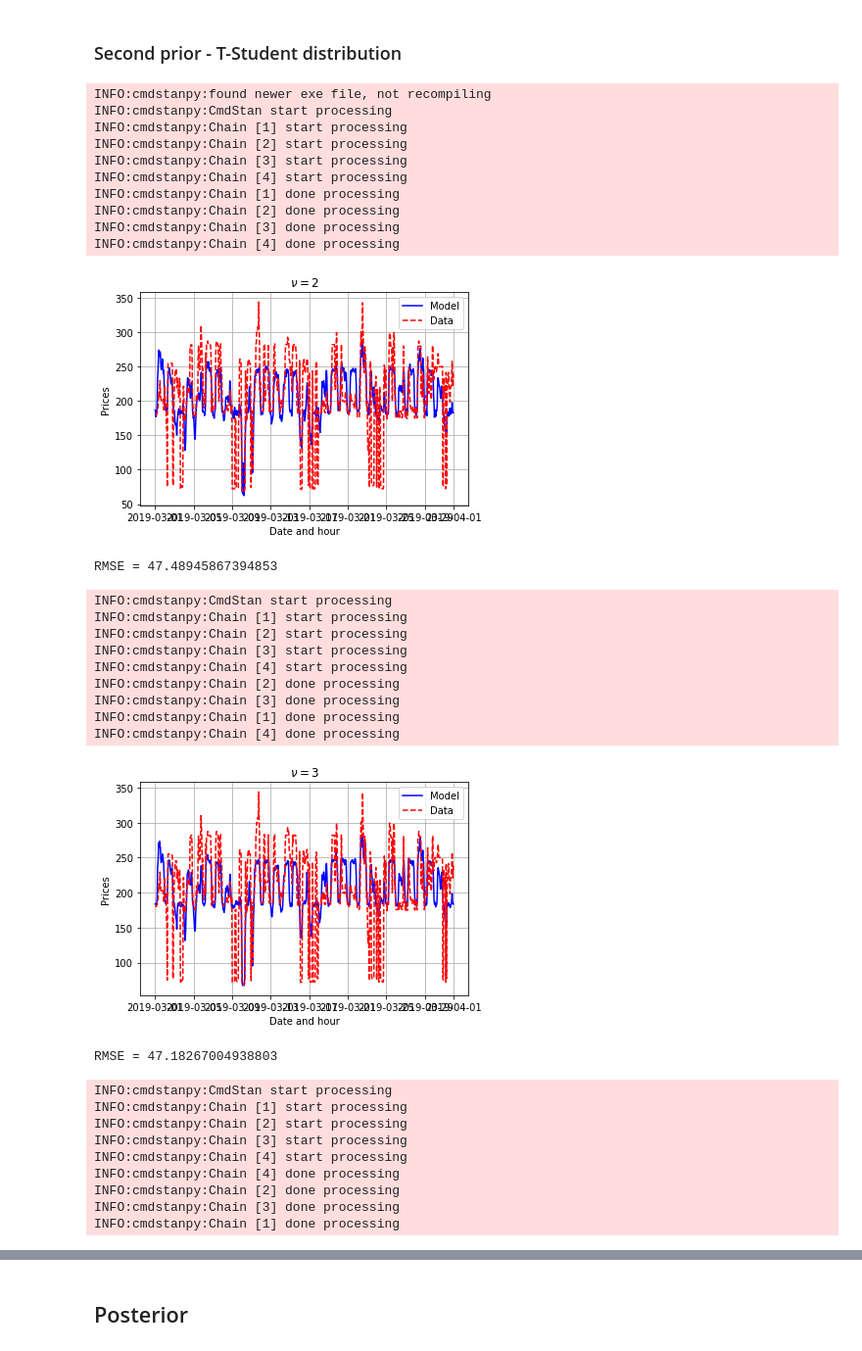
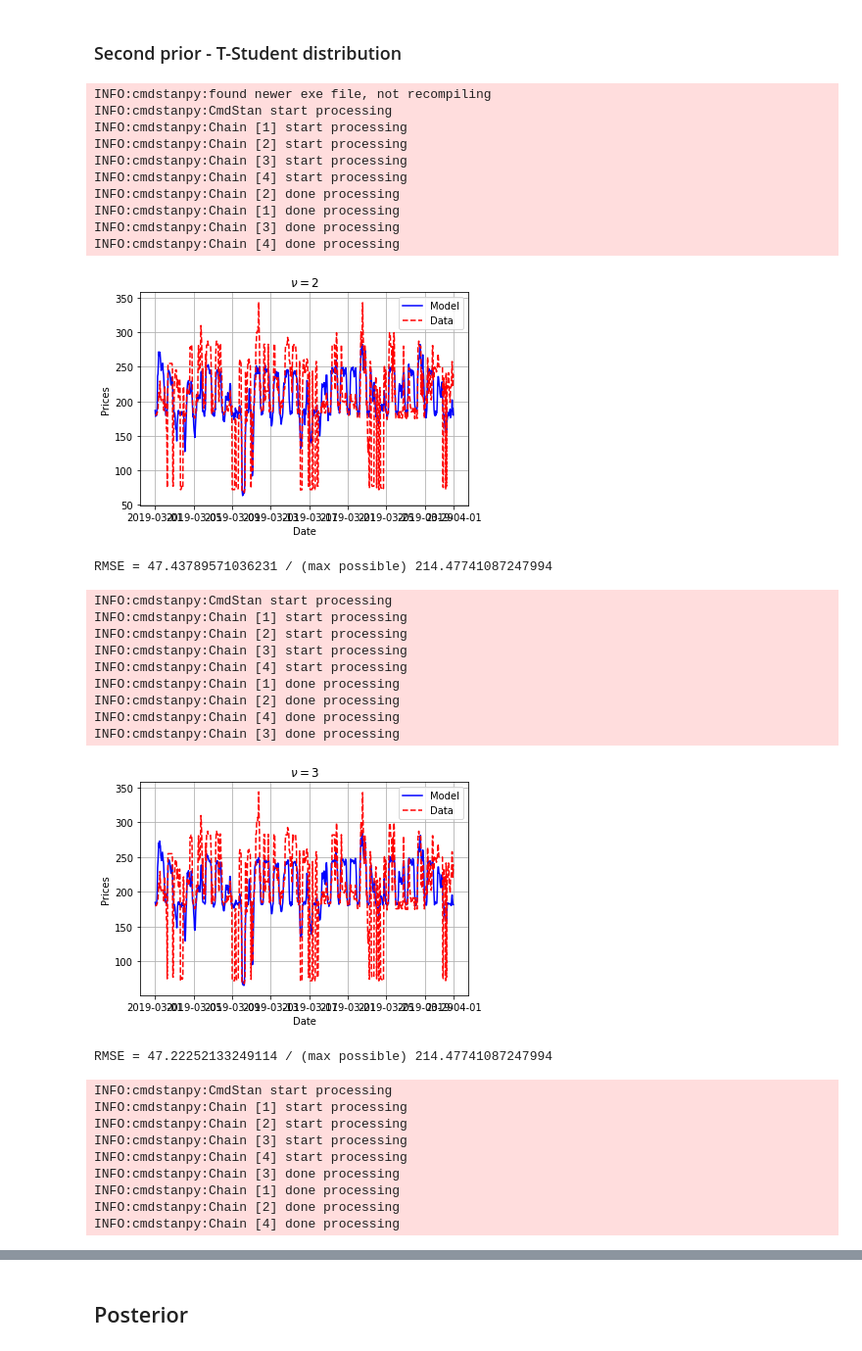
Before and after one commit to pilarskimarcin/ProjektDataAnalytics, a Jupyter notebook: Model_1_Fitting_to_data/model.ipynb, the cells around one changed output, grey strips where cells are left out. Shown at 98% size. Saved outputs shown, nothing was run; the diff lists cells and outputs as text; code cells hidden in the pictures.

```diff
--- a/Model_1_Fitting_to_data/model.ipynb
+++ b/Model_1_Fitting_to_data/model.ipynb
@@ -74,7 +74,6 @@ df_naslonecznienie_marzec2020.reset_index(inplace=True)
 coeffs_demand: List[np.ndarray] = []
 for day in range(7):
     data = df_zapotrzebowanie[["Godzina", "Krajowe zapotrzebowanie na moc"]].loc[df_zapotrzebowanie["Dzień tygodnia"] == day]
-    print(data.shape)
     x = data["Godzina"]
     data.plot(x="Godzina", y="Krajowe zapotrzebowanie na moc", kind="scatter", grid=True)
     plt.title(f"Day of week = {day}")
@@ -82,7 +81,9 @@ for day in range(7):
     p = np.poly1d(coef)
     x = np.sort(x.drop_duplicates().to_numpy())
     plt.plot(x, p(x))
+    plt.xlabel("Hour")
+    plt.ylabel("Demand")
     plt.show()
-    print(coef)
+    print(coef.tolist())
     coeffs_demand.append(coef)
 # %% [output]
@@ -144,7 +137,7 @@ RMSE = 653.8428729968248
 # %% [markdown]
 ### Second prior - T-Student distribution
 # %%
-model_ppc2=CmdStanModel(stan_file='model2.stan')
+model_ppc2=CmdStanModel(stan_file='demand_student_ppc.stan')
 for nu in [2, 3, 5, 10, 100, 150]:
     ppc2 = model_ppc2.sample(show_progress=False, data=dict(
         N=len(df_zapotrzebowanie), day_of_week=df_zapotrzebowanie["Dzień tygodnia"].values, hour=df_zapotrzebowanie["Godzina"].values, nu=nu,
@@ -155,13 +148,14 @@ for nu in [2, 3, 5, 10, 100, 150]:
     plt.figure(figsize=(7, 4))
     plt.plot(df_zapotrzebowanie["Data_i_Godzina"], df_ppc_mean2, "b-",
             df_zapotrzebowanie["Data_i_Godzina"], df_zapotrzebowanie["Krajowe zapotrzebowanie na moc"], "r--")
-    plt.xlabel("Data_i_Godzina")
+    plt.xlabel("Date")
     plt.ylabel("Demand")
     plt.grid(True)
     plt.legend(["Model", "Data"])
     plt.title(r"$\nu = $" + str(nu))
     plt.show()
-    print(f'RMSE = {mean_squared_error(df_zapotrzebowanie["Krajowe zapotrzebowanie na moc"].values, df_ppc_mean2.values, squared=False)}')
+    print(f'RMSE = {mean_squared_error(df_zapotrzebowanie["Krajowe zapotrzebowanie na moc"].values, df_ppc_mean2.values, squared=False)} '
+      f'/ (max possible) {mean_squared_error(df_zapotrzebowanie["Krajowe zapotrzebowanie na moc"].values, np.zeros_like(df_zapotrzebowanie["Krajowe zapotrzebowanie na moc"].values), squared=False)}')
     time.sleep(1)
 # %% [output]
 INFO:cmdstanpy:found newer exe file, not recompiling
@@ -292,7 +296,7 @@ RMSE = 685.9175172197163
 # %% [markdown]
 ### Second prior - T-Student distribution
 # %%
-model_ppc4=CmdStanModel(stan_file='model4.stan')
+model_ppc4=CmdStanModel(stan_file='generation_student_ppc.stan')
 for nu in [2, 3, 5, 10, 100, 150]:
     ppc4 = model_ppc4.sample(show_progress=False, data=dict(
         N=len(data), wind_speed=data["Wind speed"].values, coeffs=coef_generation, nu=nu
@@ -301,13 +305,14 @@ for nu in [2, 3, 5, 10, 100, 150]:
     df_ppc_mean4 = df_ppc4.mean()[[f"generation[{i}]" for i in range(1, len(data) + 1)]]
     plt.plot(data["Data_i_Godzina"], df_ppc_mean4, "b-",
             data["Data_i_Godzina"], data["Sumaryczna generacja nJWCD"], "r--")
-    plt.xlabel("Date and hour")
+    plt.xlabel("Date")
     plt.ylabel("Generation")
     plt.grid(True)
     plt.legend(["Model", "Data"])
     plt.title(r"$\nu = $" + str(nu))
     plt.show()
-    print(f'RMSE = {mean_squared_error(data["Sumaryczna generacja nJWCD"].values, df_ppc_mean4.values, squared=False)}')
+    print(f'RMSE = {mean_squared_error(data["Sumaryczna generacja nJWCD"].values, df_ppc_mean4.values, squared=False)} '
+      f'/ (max possible) {mean_squared_error(data["Sumaryczna generacja nJWCD"].values, np.zeros_like(data["Sumaryczna generacja nJWCD"].values), squared=False)}')
     time.sleep(1)
 # %% [output]
 INFO:cmdstanpy:found newer exe file, not recompiling
@@ -428,53 +434,54 @@ RMSE = 47.22193312908426
 # %% [markdown]
 ### Second prior - T-Student distribution
 # %%
-model_ppc6=CmdStanModel(stan_file='model6.stan')
+model_ppc6=CmdStanModel(stan_file='prices_student_ppc.stan')
 for nu in [2, 3, 5, 10, 100, 150]:
     ppc6 = model_ppc6.sample(show_progress=False, data=dict(
         N=len(data), residual=data["Residual load"].values, coeffs=coef_prices, nu=nu
         ))
     df_ppc6 = ppc6.draws_pd()
     df_ppc_mean6 = df_ppc6.mean()[[f"prices[{i}]" for i in range(1, len(data) + 1)]]
     plt.plot(data["Data_i_Godzina"], df_ppc_mean6, "b-",
             data["Data_i_Godzina"], data["Prices"], "r--")
-    plt.xlabel("Date and hour")
+    plt.xlabel("Date")
     plt.ylabel("Prices")
     plt.grid(True)
     plt.legend(["Model", "Data"])
     plt.title(r"$\nu = $" + str(nu))
     plt.show()
-    print(f'RMSE = {mean_squared_error(data["Prices"].values, df_ppc_mean6.values, squared=False)}')
+    print(f'RMSE = {mean_squared_error(data["Prices"].values, df_ppc_mean6.values, squared=False)} '
+      f'/ (max possible) {mean_squared_error(data["Prices"].values, np.zeros_like(data["Prices"].values), squared=False)}')
     time.sleep(1)
 # %% [output]
 INFO:cmdstanpy:found newer exe file, not recompiling
 INFO:cmdstanpy:CmdStan start processing
 INFO:cmdstanpy:Chain [1] start processing
 INFO:cmdstanpy:Chain [2] start processing
 INFO:cmdstanpy:Chain [3] start processing
 INFO:cmdstanpy:Chain [4] start processing
+INFO:cmdstanpy:Chain [2] done processing
 INFO:cmdstanpy:Chain [1] done processing
-INFO:cmdstanpy:Chain [2] done processing
 INFO:cmdstanpy:Chain [3] done processing
 INFO:cmdstanpy:Chain [4] done processing
-[figure, old version]
+[figure, new version]
-RMSE = 47.48945867394853
+RMSE = 47.43789571036231 / (max possible) 214.47741087247994
 INFO:cmdstanpy:CmdStan start processing
 INFO:cmdstanpy:Chain [1] start processing
 INFO:cmdstanpy:Chain [2] start processing
 INFO:cmdstanpy:Chain [3] start processing
 INFO:cmdstanpy:Chain [4] start processing
+INFO:cmdstanpy:Chain [1] done processing
 INFO:cmdstanpy:Chain [2] done processing
+INFO:cmdstanpy:Chain [4] done processing
 INFO:cmdstanpy:Chain [3] done processing
-INFO:cmdstanpy:Chain [1] done processing
-INFO:cmdstanpy:Chain [4] done processing
-[figure, old version]
+[figure, new version]
-RMSE = 47.18267004938803
+RMSE = 47.22252133249114 / (max possible) 214.47741087247994
 INFO:cmdstanpy:CmdStan start processing
 INFO:cmdstanpy:Chain [1] start processing
 INFO:cmdstanpy:Chain [2] start processing
 INFO:cmdstanpy:Chain [3] start processing
 INFO:cmdstanpy:Chain [4] start processing
-INFO:cmdstanpy:Chain [4] done processing
-INFO:cmdstanpy:Chain [2] done processing
 INFO:cmdstanpy:Chain [3] done processing
 INFO:cmdstanpy:Chain [1] done processing
+INFO:cmdstanpy:Chain [2] done processing
+INFO:cmdstanpy:Chain [4] done processing
```
Also changed, not shown: parts of 21 cells of this notebook, 22 other files.
